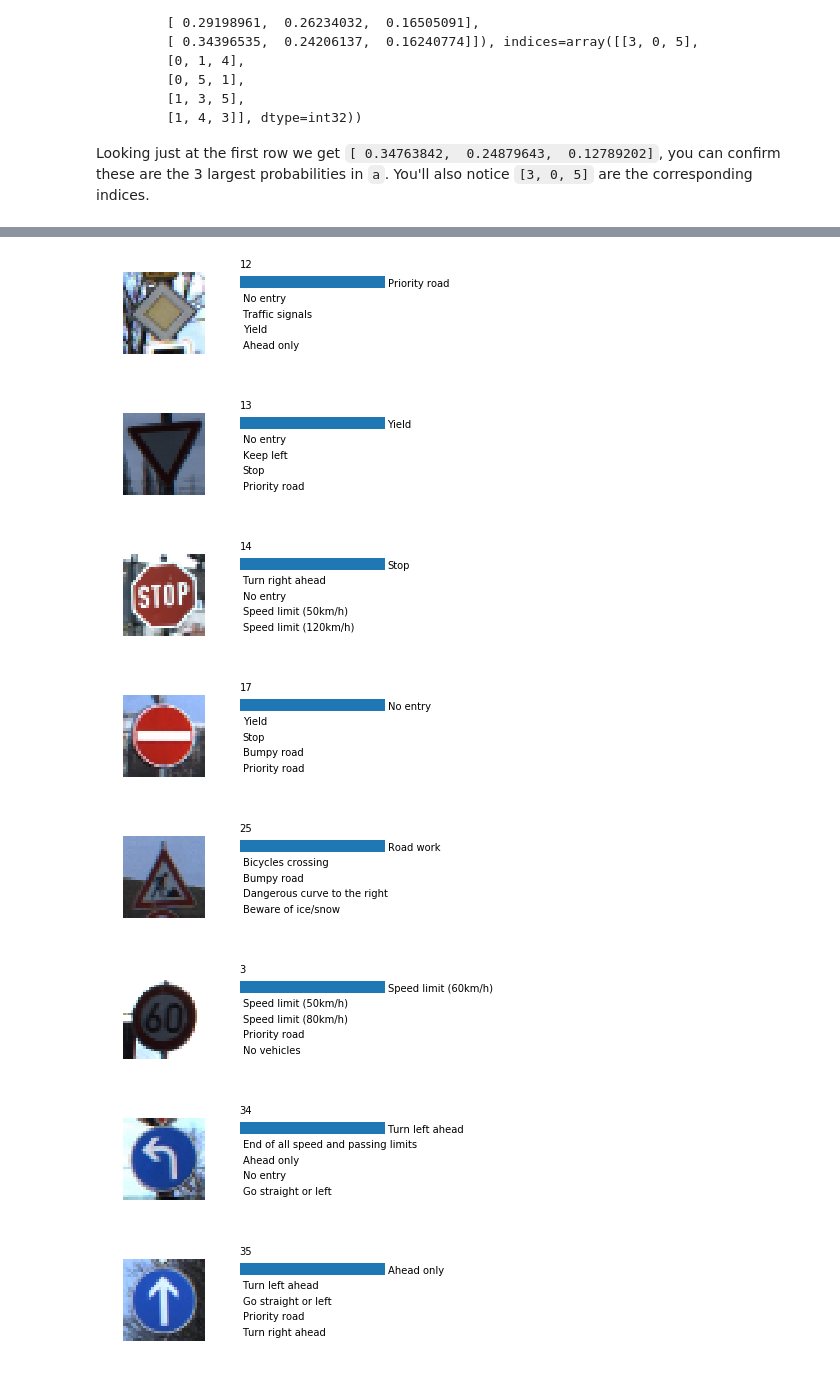
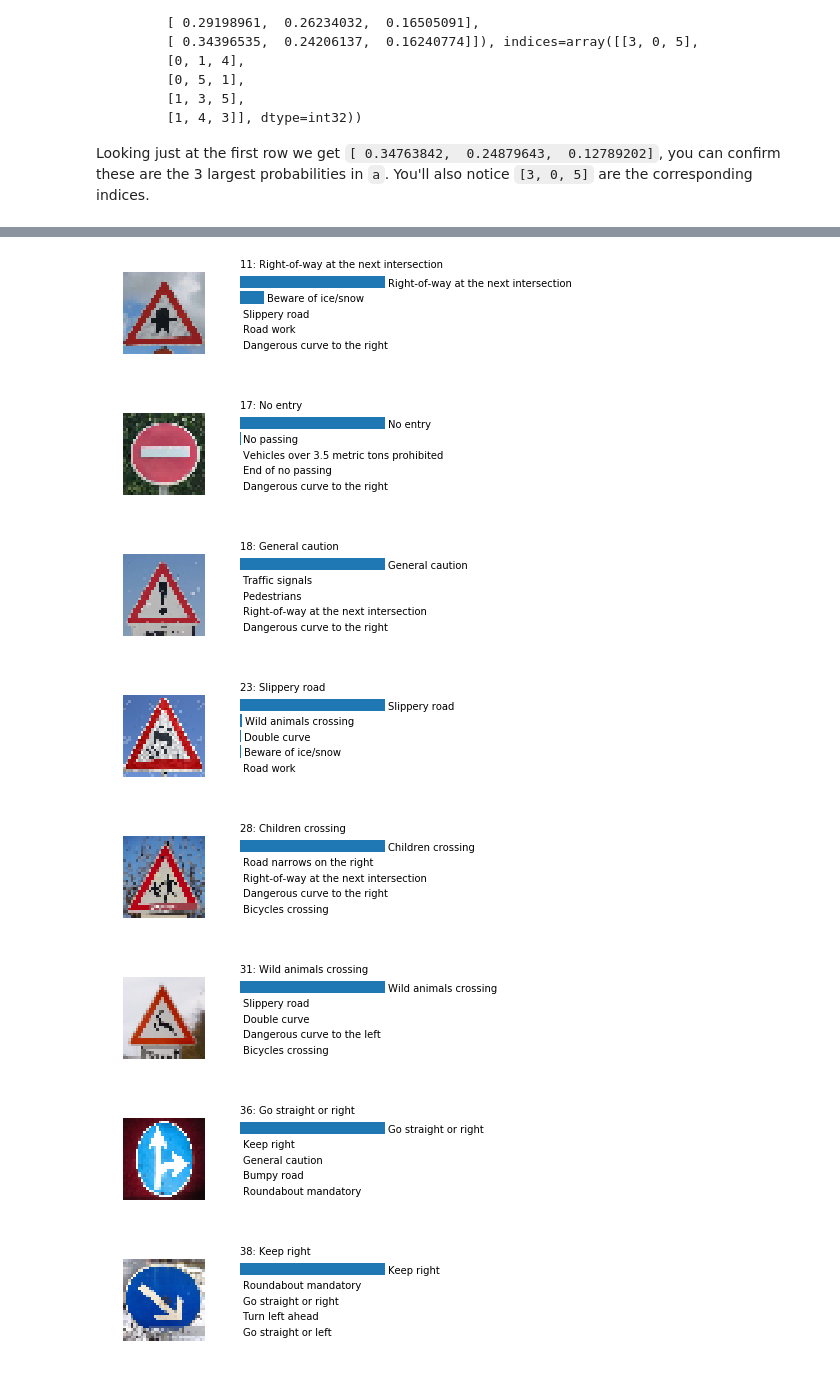
Before and after one commit to LegendaryKim/CarND-Traffic-Sign-Classifier-Project, a Jupyter notebook: Traffic_Sign_Classifier.ipynb, the cells around one changed output, grey strips where cells are left out. Saved outputs shown, nothing was run; the diff lists cells and outputs as text; code cells hidden in the pictures.

```diff
--- a/Traffic_Sign_Classifier.ipynb
+++ b/Traffic_Sign_Classifier.ipynb
@@ -106,7 +106,7 @@ plt.figure(figsize = (15,22))
 for i in range(0, n_classes):
     X_train_i = X_train_orig[y_train == i]
     plt.subplot(11,4,i+1)
-    plt.imshow(X_train_i[0]) # Plot the first image of each class
+    plt.imshow(X_train_i[103]) # Plot the first image of each class
     plt.title('Index: '+str(i))
     plt.axis('off')
 plt.show()
@@ -522,8 +514,10 @@ def processNewImagefile(name):
     return image
 
 import os
-newImages_orig = [processNewImagefile("./newImages/" + name) for name in os.listdir("./newImages")]
-newNames = [os.path.splitext(name)[0] for name in os.listdir("./newImages")]
+newImages_orig = [processNewImagefile("./newImages_2/" + name) for name in os.listdir("./newImages_2")
+                  if not name.startswith('.')]
+newNames = [os.path.splitext(name)[0] for name in os.listdir("./newImages_2")
+           if not name.startswith('.')]
 newImages_orig = np.array(newImages_orig, dtype = np.uint8)
 
 newImages = newImages_orig.copy()
@@ -648,28 +642,28 @@ TopKV2(values=array([[  1.00000000e+00,   3.59584615e-19,   3.57873674e-21,
 # %%
 import pandas as pd
 import matplotlib.gridspec as gridspec
 data_pd = pd.read_csv('signnames.csv')
 
 for i in range(9):
     plt.figure(figsize = (5,1.5))
     gs = gridspec.GridSpec(1, 2,width_ratios=[2,3])
     plt.subplot(gs[0])
     plt.imshow(newImages_orig[i])
     plt.axis('off')
     plt.subplot(gs[1])
     plt.barh(6-np.arange(5),top5_pred[0][i], align='center')
     for i_label in range(5):
         plt.text(top5_pred[0][i][i_label]+.02,6-i_label-.25,
             data_pd['SignName'][top5_pred[1][i][i_label]])
     plt.axis('off');
-    plt.text(0,6.95,newNames[i].split('.')[0]);
+    plt.text(0,6.95,newNames[i] + ": " + data_pd['SignName'][int(newNames[i])]);
     plt.show();
 # %% [output]
-[figure, old version]
+[figure, new version]
-[figure, old version]
+[figure, new version]
-[figure, old version]
+[figure, new version]
-[figure, old version]
+[figure, new version]
-[figure, old version]
+[figure, new version]
-[figure, old version]
+[figure, new version]
-[figure, old version]
+[figure, new version]
-[figure, old version]
+[figure, new version]
```
Also changed, not shown: parts of 17 cells of this notebook, 22 other files.
